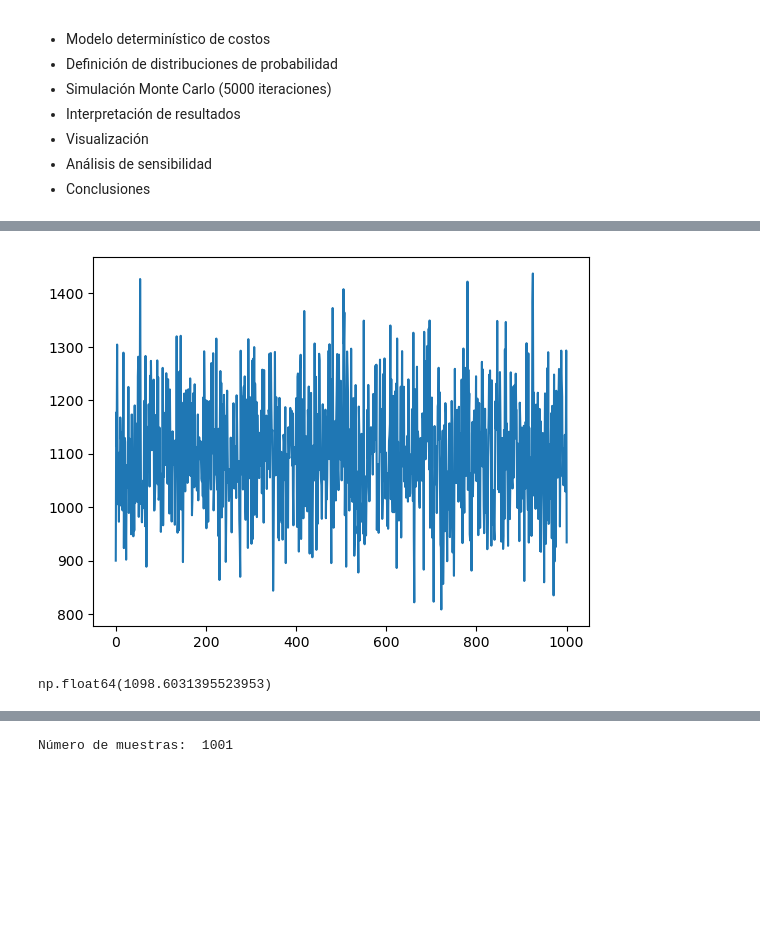
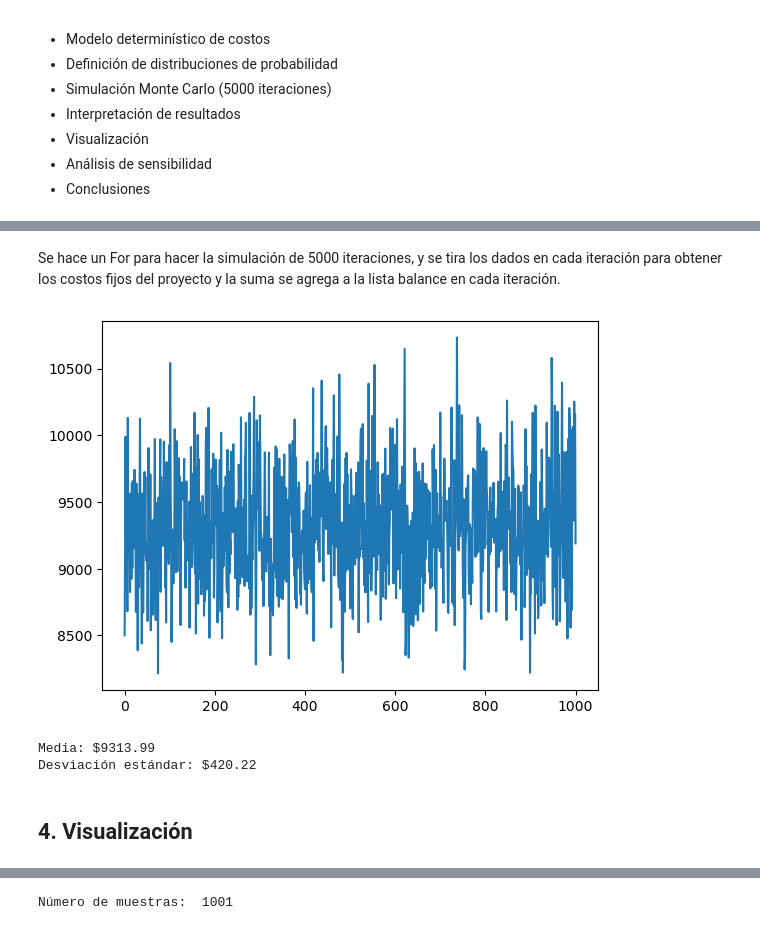
Before and after one commit to AI-YAZMIN-VILLEGAS/EBAC, a Jupyter notebook: Tareas/TAREA M36-AD-YAZMIN VILLEGAS.ipynb, the cells around one changed output, grey strips where cells are left out. Drawn from its saved outputs; the diff is of its cells as text; code cells hidden in the pictures; blank space fills up the shorter version.

```diff
--- a/Tareas/TAREA M36-AD-YAZMIN VILLEGAS.ipynb
+++ b/Tareas/TAREA M36-AD-YAZMIN VILLEGAS.ipynb
@@ -21,13 +25,11 @@ import numpy as np
 # %%
-
+# se determina el número de simulaciones, el número máximo que se tiran los dados (para obtener la muestra de los costos)
 num_simulations = 5000
 max_num_rolls = 1000
-bet = 1
+#bet = 1
 
-costo_estudios = 0
-costo_diseño = 0
-costo_ingenieria = 0
-costo_implementacion = 0
-costo_pruebas = 0
-costo_aceptacion = 0
-costo_referencia = 900
+# Costos fijos (determinísticos): materiales, mano de obra, transporte, y costo de referencia
+materiales = 0
+mano_obra = 0
+transporte = 0
+costo_referencia = 8500
@@ -34,11 +39,10 @@ costo_referencia = 900
 # %%
+#función para obtener una muestra de todos los costos fijos determínisticos
 def roll_dice():
-    costo_estudios = np.random.triangular(100,150,300)
-    costo_diseño = np.random.triangular(100,150,300)
-    costo_ingenieria = np.random.triangular(100,150,300)
-    costo_implementacion = np.random.triangular(100,150,300)
-    costo_pruebas = np.random.triangular(100,150,300)
-    costo_aceptacion = np.random.triangular(100,150,300)
+   # Definición de distribuciones triangulares
+    materiales = np.random.triangular(left=4500, mode=5000, right=6000)
+    mano_obra = np.random.triangular(left=2500, mode=3000, right=3800)
+    transporte = np.random.triangular(left=800, mode=1000, right=1300)
 
-    return costo_estudios, costo_diseño, costo_ingenieria, costo_implementacion, costo_pruebas, costo_aceptacion
+    return materiales, mano_obra, transporte
 # %%
@@ -54,23 +63,34 @@ bet = 1
 
 end_balance = []
+# %% [markdown]
+Se hace un For para hacer la simulación de 5000 iteraciones, y se tira los dados en cada iteración para obtener los costos fijos del proyecto y la suma se agrega a la lista balance en cada iteración.
 # %%
 for i in range(num_simulations):
-    balance = [900]
+    balance = [8500]
     num_rolls = [0]
-    num_wins = 0
+    #num_wins = 0
     while num_rolls[-1] < max_num_rolls:
         iter = roll_dice()
-        costo_total = iter[0] + iter[1] + iter[2] + iter[3] + iter[4] + iter[5]
+        costo_total = iter[0] + iter[1] + iter[2]
         balance.append(costo_total)
         num_rolls.append(num_rolls[-1]+1)
 plt.plot(num_rolls,balance)
 plt.show()
 # %% [output]
-[figure, old version]
+[figure, new version]
 # %%
-np.mean(balance)
+# Estadísticas
+media = np.mean(balance)
+std = np.std(balance)
+
+
+print(f"Media: ${media:.2f}")
+print(f"Desviación estándar: ${std:.2f}")
 # %% [output]
-np.float64(1098.6031395523953)
+Media: $9313.99
+Desviación estándar: $420.22
+# %% [markdown]
+## 4. Visualización
 # %%
 np.random.seed(42)
 plt.hist(balance, density = True, bins = 80,color='blue') #density = False would make counts
```
Also changed, not shown: parts of 10 cells of this notebook.
